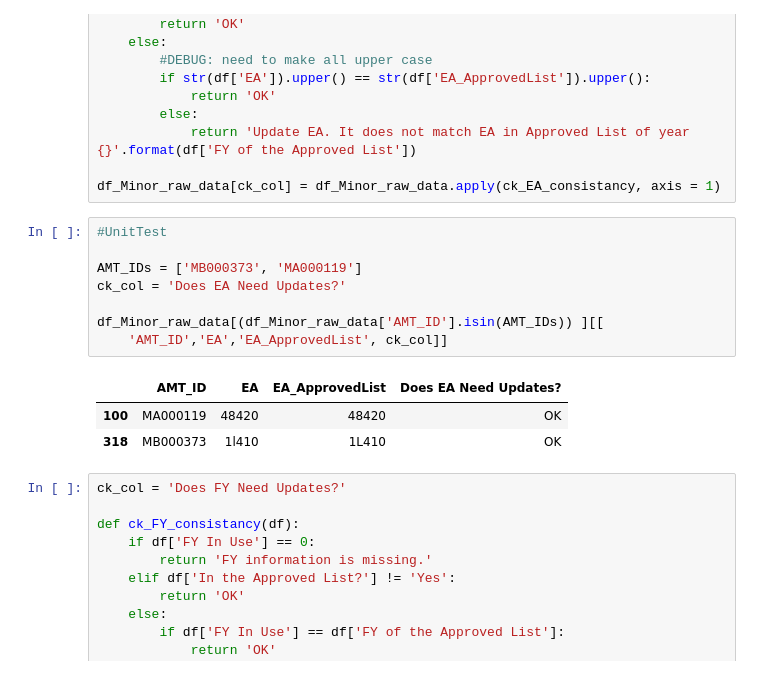
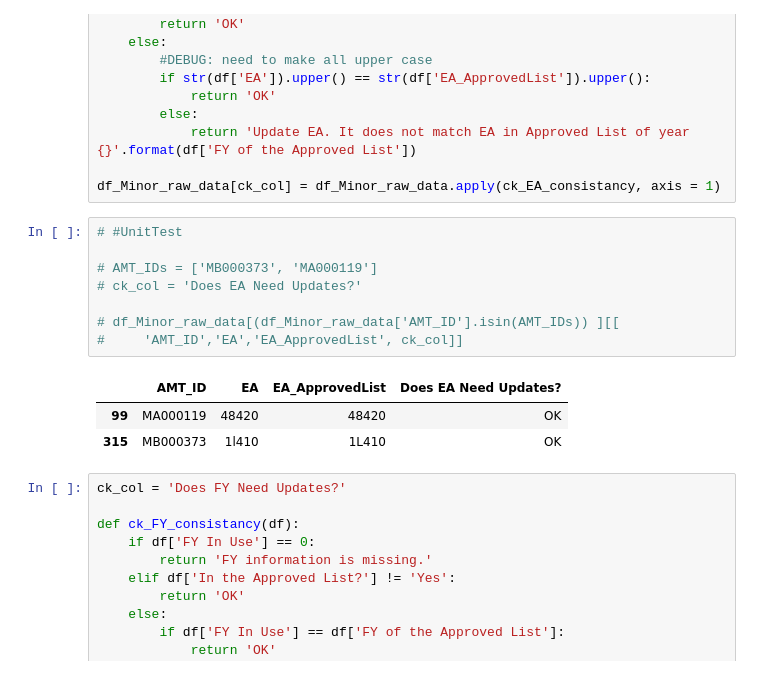
Before and after one commit to zhuzhy1214/amtool_etl, a Jupyter notebook: Minor_DataCheck.ipynb, the cells around one changed output. Cells and saved outputs as stored; diff of their text form.

```diff
--- a/Minor_DataCheck.ipynb
+++ b/Minor_DataCheck.ipynb
@@ -670,17 +663,17 @@ def ck_EA_consistancy(df):
 
 df_Minor_raw_data[ck_col] = df_Minor_raw_data.apply(ck_EA_consistancy, axis = 1)
 # %%
-#UnitTest
+# #UnitTest
 
-AMT_IDs = ['MB000373', 'MA000119']
-ck_col = 'Does EA Need Updates?'
+# AMT_IDs = ['MB000373', 'MA000119']
+# ck_col = 'Does EA Need Updates?'
 
-df_Minor_raw_data[(df_Minor_raw_data['AMT_ID'].isin(AMT_IDs)) ][[
-    'AMT_ID','EA','EA_ApprovedList', ck_col]]
+# df_Minor_raw_data[(df_Minor_raw_data['AMT_ID'].isin(AMT_IDs)) ][[
+#     'AMT_ID','EA','EA_ApprovedList', ck_col]]
 # %% [output]
 |  | AMT_ID | EA | EA_ApprovedList | Does EA Need Updates? |
-| 100 | MA000119 | 48420 | 48420 | OK |
-| 318 | MB000373 | 1l410 | 1L410 | OK |
+| 99 | MA000119 | 48420 | 48420 | OK |
+| 315 | MB000373 | 1l410 | 1L410 | OK |
 # %%
 ck_col = 'Does FY Need Updates?'
 
```
Also changed, not shown: parts of 30 cells of this notebook, 5 other files.
